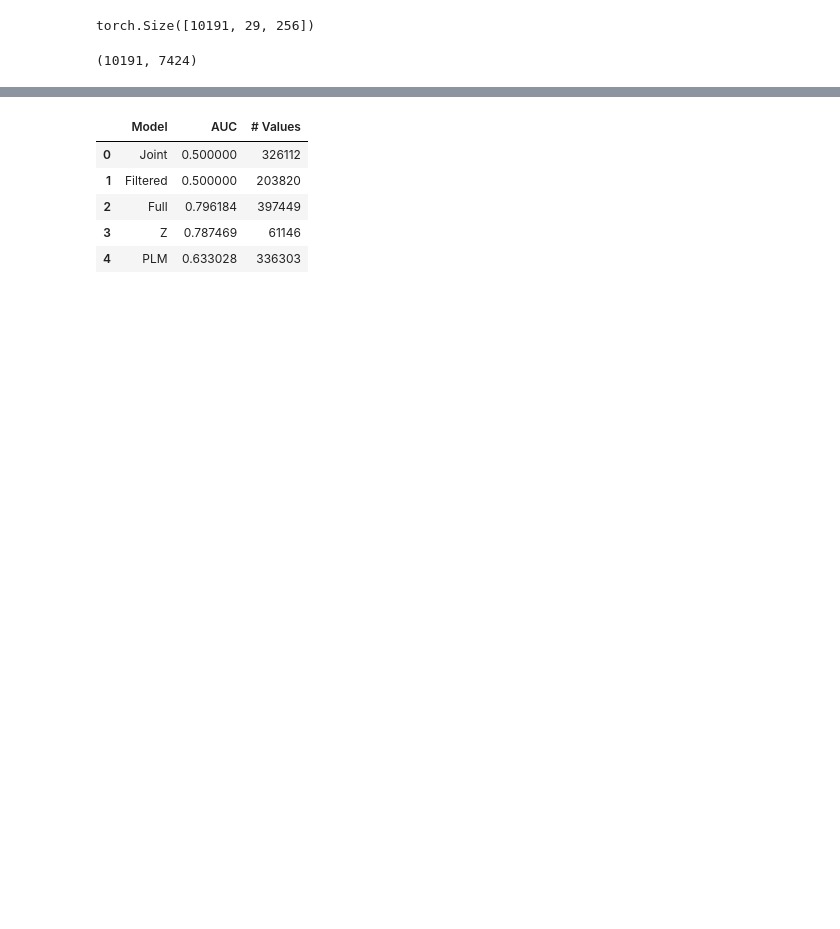
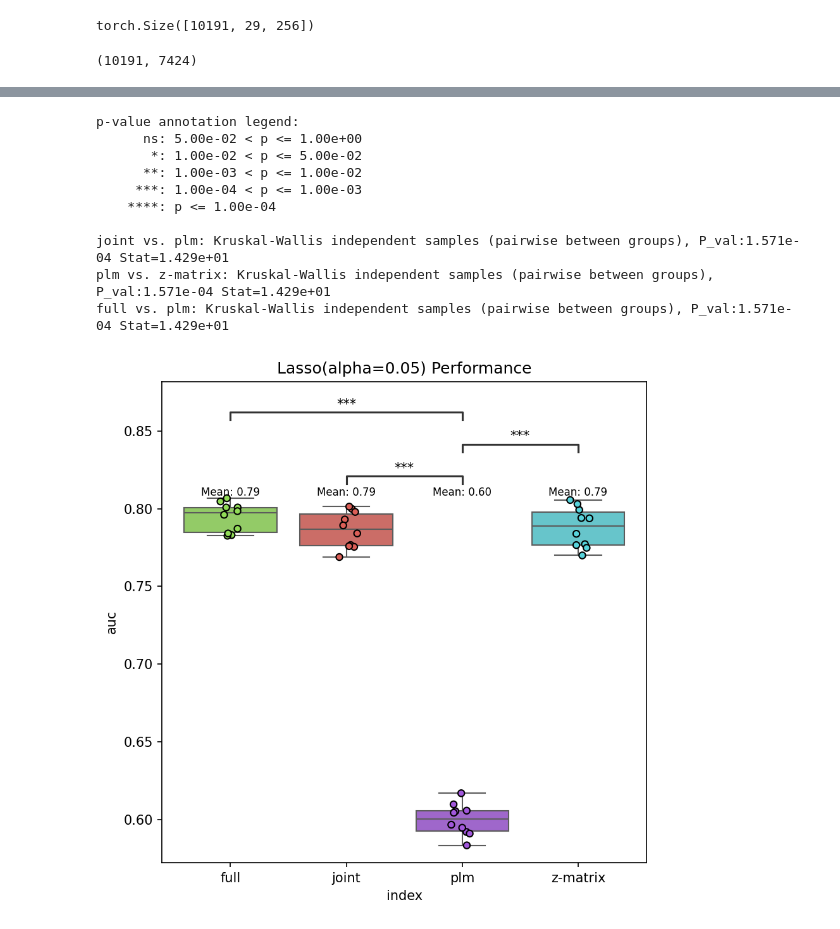
Before and after one commit to alw399/SLIDE_PLM, a Jupyter notebook: notebooks/plm.ipynb, the cells around one changed output, grey strips where cells are left out. Cells and saved outputs as stored; diff of their text form; code cells hidden in the pictures; blank space fills up the shorter version.

```diff
--- a/notebooks/plm.ipynb
+++ b/notebooks/plm.ipynb
@@ -134,42 +156,40 @@ full_embed.shape
 # %%
 from models import Estimator
 from sklearn.linear_model import Lasso, LinearRegression
+
+model = Lasso(alpha=0.05)
+# model = LinearRegression()
-# %%
-model = Lasso(alpha=0.1)
-# model = LinearRegression()
 # %%
 estimator = Estimator(model=model)
-scores = estimator.evaluate(joint_embed, y)
-auc0 = np.mean(scores)
+auc0 = estimator.evaluate(joint_embed, y)
 
 estimator = Estimator(model=model)
-scores = estimator.evaluate(filtered_embed, y)
-auc1 = np.mean(scores)
+auc1 = estimator.evaluate(full_embed, y)
 
 estimator = Estimator(model=model)
-scores = estimator.evaluate(full_embed, y)
-auc2 = np.mean(scores)
+auc2 = estimator.evaluate(machop.z_matrix, y)
 
 estimator = Estimator(model=model)
-scores = estimator.evaluate(machop.z_matrix, y)
-auc3 = np.mean(scores)
-
-estimator = Estimator(model=model)
-scores = estimator.evaluate(machop.plm_embedding, y)
-auc4 = np.mean(scores)
-
-embeddings = [joint_embed, filtered_embed, full_embed, machop.z_matrix, machop.plm_embedding]
-
-df = pd.DataFrame({
-    'Model': ['Joint', 'Filtered', 'Full', 'Z', 'PLM'],
-    'AUC': [auc0, auc1, auc2, auc3, auc4],
-    '# Values': [np.sum(np.where(embed != 0, 1, 0)) for embed in embeddings]
-})
-df
+auc3 = estimator.evaluate(machop.plm_embedding, y)
-# %% [output]
-|  | Model | AUC | # Values |
-| 0 | Joint | 0.500000 | 326112 |
-| 1 | Filtered | 0.500000 | 203820 |
-| 2 | Full | 0.796184 | 397449 |
-| 3 | Z | 0.787469 | 61146 |
-| 4 | PLM | 0.633028 | 336303 |
+# %%
+df = pd.DataFrame(
+    np.vstack([auc0, auc1, auc2, auc3]),
+    index=['joint', 'full', 'z-matrix', 'plm']
+)
+df.reset_index(inplace=True)
+# %%
+from plotting import show_performance
+show_performance(model, df,
+                 save_path=f'../results/plm/{name}/{model_name}_{model.__class__.__name__}_performance.png')
+# %% [output]
+p-value annotation legend:
+      ns: 5.00e-02 < p <= 1.00e+00
+       *: 1.00e-02 < p <= 5.00e-02
+      **: 1.00e-03 < p <= 1.00e-02
+     ***: 1.00e-04 < p <= 1.00e-03
+    ****: p <= 1.00e-04
+
+joint vs. plm: Kruskal-Wallis independent samples (pairwise between groups), P_val:1.571e-04 Stat=1.429e+01
+plm vs. z-matrix: Kruskal-Wallis independent samples (pairwise between groups), P_val:1.571e-04 Stat=1.429e+01
+full vs. plm: Kruskal-Wallis independent samples (pairwise between groups), P_val:1.571e-04 Stat=1.429e+01
+[figure, added]
```
Also changed, not shown: parts of 15 cells of this notebook, 5 other files.
